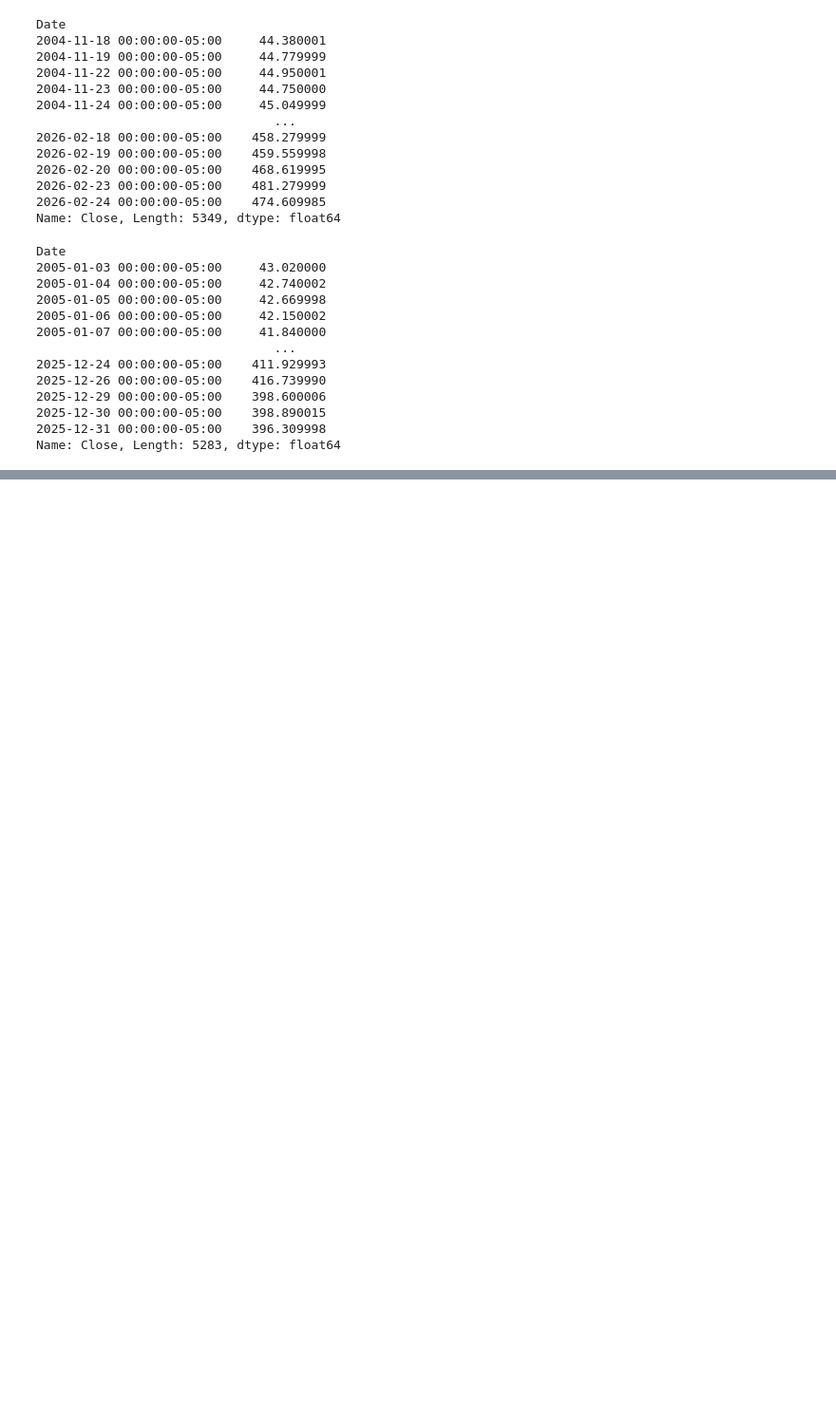
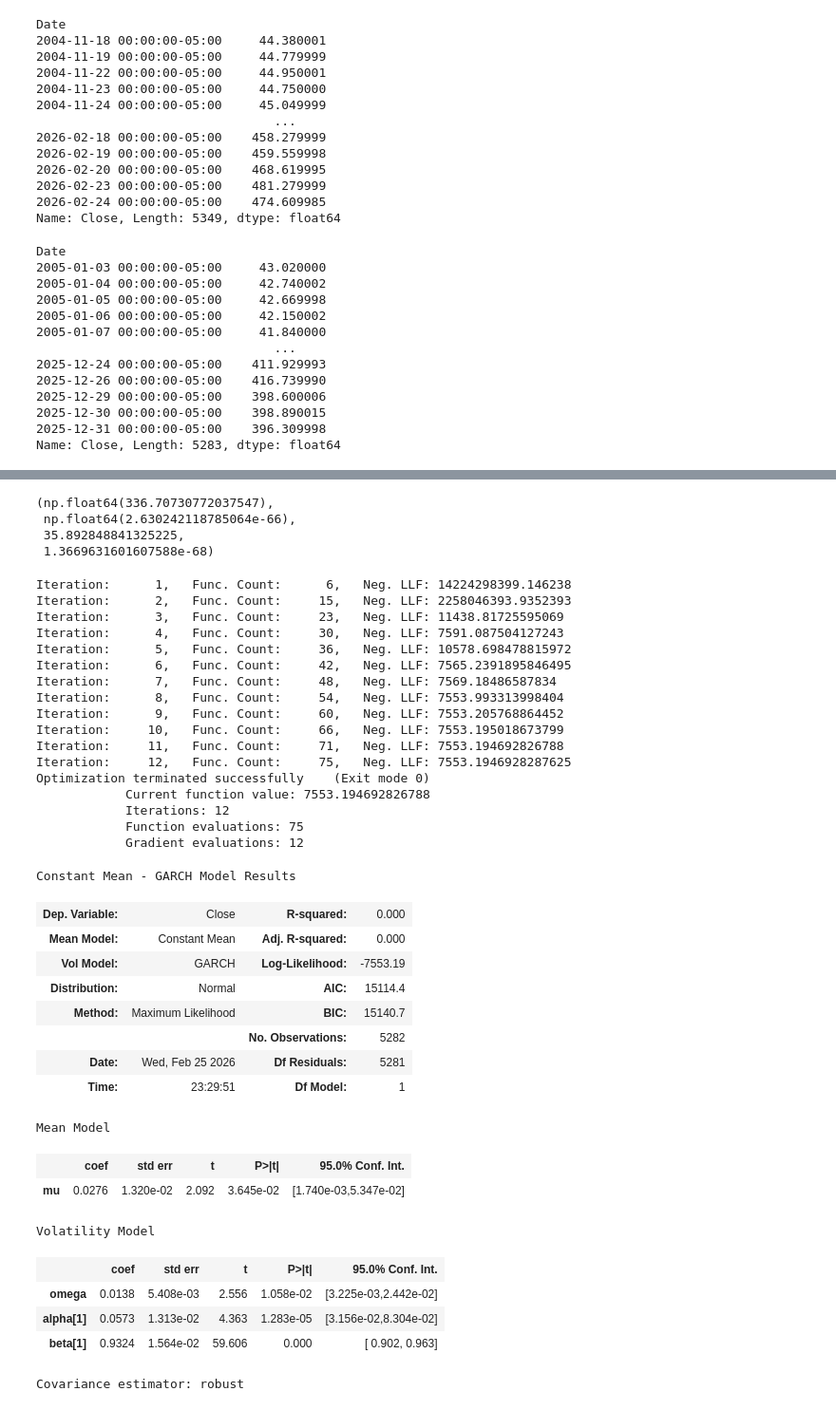
Before and after one commit to iagonmic/timeseries-econometrics-labs, a Jupyter notebook: questions/06_arch_garch.ipynb, the cells around one changed output, grey strips where cells are left out. Shown at 95% size. Saved outputs shown, nothing was run; the diff lists cells and outputs as text; code cells hidden in the pictures; blank space fills up the shorter version.

```diff
--- a/questions/06_arch_garch.ipynb
+++ b/questions/06_arch_garch.ipynb
@@ -45,0 +168,50 @@ Name: Close, Length: 5283, dtype: float64
+# %%
+# verificando se o modelo capturou heterocedasticidade
+het_arch(res.resid)
+# %% [output]
+(np.float64(336.70730772037547),
+ np.float64(2.630242118785064e-66),
+ 35.892848841325225,
+ 1.3669631601607588e-68)
+# %%
+# vamos usar GARCH agora para ver, já que o modelo apresenta pvalor < 0.05, logo tem heterocedasticidade ainda
+
+model = arch_model(returns, vol="GARCH", p=1, q=1)
+res = model.fit()
+res.summary()
+# %% [output]
+Iteration:      1,   Func. Count:      6,   Neg. LLF: 14224298399.146238
+Iteration:      2,   Func. Count:     15,   Neg. LLF: 2258046393.9352393
+Iteration:      3,   Func. Count:     23,   Neg. LLF: 11438.81725595069
+Iteration:      4,   Func. Count:     30,   Neg. LLF: 7591.087504127243
+Iteration:      5,   Func. Count:     36,   Neg. LLF: 10578.698478815972
+Iteration:      6,   Func. Count:     42,   Neg. LLF: 7565.2391895846495
+Iteration:      7,   Func. Count:     48,   Neg. LLF: 7569.18486587834
+Iteration:      8,   Func. Count:     54,   Neg. LLF: 7553.993313998404
+Iteration:      9,   Func. Count:     60,   Neg. LLF: 7553.205768864452
+Iteration:     10,   Func. Count:     66,   Neg. LLF: 7553.195018673799
+Iteration:     11,   Func. Count:     71,   Neg. LLF: 7553.194692826788
+Iteration:     12,   Func. Count:     75,   Neg. LLF: 7553.1946928287625
+Optimization terminated successfully    (Exit mode 0)
+            Current function value: 7553.194692826788
+            Iterations: 12
+            Function evaluations: 75
+            Gradient evaluations: 12
+Constant Mean - GARCH Model Results
+| Dep. Variable: | Close | R-squared: | 0.000 |
+| Mean Model: | Constant Mean | Adj. R-squared: | 0.000 |
+| Vol Model: | GARCH | Log-Likelihood: | -7553.19 |
+| Distribution: | Normal | AIC: | 15114.4 |
+| Method: | Maximum Likelihood | BIC: | 15140.7 |
+|  |  | No. Observations: | 5282 |
+| Date: | Wed, Feb 25 2026 | Df Residuals: | 5281 |
+| Time: | 23:29:51 | Df Model: | 1 |
+Mean Model
+|  | coef | std err | t | P>|t| | 95.0% Conf. Int. |
+| mu | 0.0276 | 1.320e-02 | 2.092 | 3.645e-02 | [1.740e-03,5.347e-02] |
+Volatility Model
+|  | coef | std err | t | P>|t| | 95.0% Conf. Int. |
+| omega | 0.0138 | 5.408e-03 | 2.556 | 1.058e-02 | [3.225e-03,2.442e-02] |
+| alpha[1] | 0.0573 | 1.313e-02 | 4.363 | 1.283e-05 | [3.156e-02,8.304e-02] |
+| beta[1] | 0.9324 | 1.564e-02 | 59.606 | 0.000 | [ 0.902, 0.963] |
+Covariance estimator: robust
```
Also changed, not shown: parts of 11 cells of this notebook.
